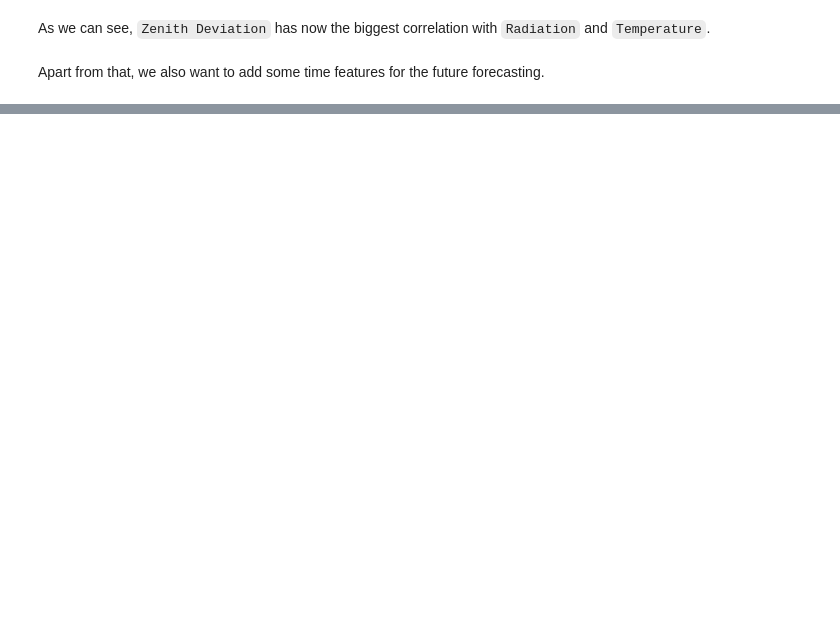
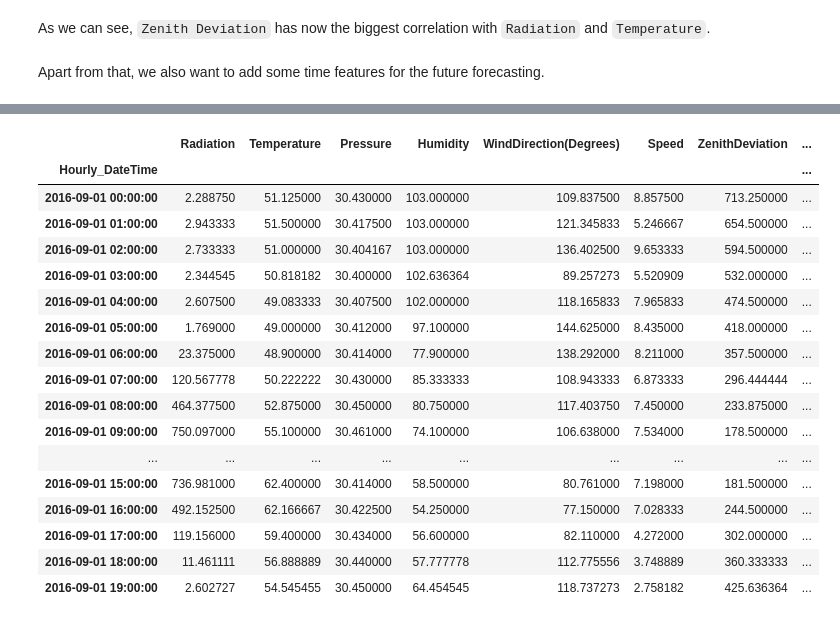
Before and after one commit to denysgerasymuk799/UCU_Machine_Learning_Course_Project, a Jupyter notebook: source/01_Process_Data_and_EDA.ipynb, the cells around one changed output, grey strips where cells are left out. Cells and saved outputs as stored; diff of their text form; code cells hidden in the pictures; blank space fills up the shorter version.

```diff
--- a/source/01_Process_Data_and_EDA.ipynb
+++ b/source/01_Process_Data_and_EDA.ipynb
@@ -160 +206,31 @@ df.index = df['HourlyDateTime']
+# %%
+def set_column_types_to_int(df, column_names):
+    for col_name in column_names:
+        df[col_name] = df[col_name].astype(int)
+
+# Here we take mean of radiation for each hour, since a number of measures during hour can be different for some days what is bad for sum().
+# Secondly, sum of radiation is not accurate sum for radiation during each hour
+hourly_radiation_df = df.groupby(['Hourly_DateTime']).mean().copy()
+hourly_radiation_df['Log_Radiation'] = np.log(df.groupby(['Hourly_DateTime'])['Radiation'].mean().copy())
+set_column_types_to_int(hourly_radiation_df, ['Year', 'Month', 'Day', 'Hour'])
+hourly_radiation_df.head(20)
+# %% [output]
+|  | Radiation | Temperature | Pressure | Humidity | WindDirection(Degrees) | Speed | ZenithDeviation | ... |
+| Hourly_DateTime |  |  |  |  |  |  |  | ... |
+| 2016-09-01 00:00:00 | 2.288750 | 51.125000 | 30.430000 | 103.000000 | 109.837500 | 8.857500 | 713.250000 | ... |
+| 2016-09-01 01:00:00 | 2.943333 | 51.500000 | 30.417500 | 103.000000 | 121.345833 | 5.246667 | 654.500000 | ... |
+| 2016-09-01 02:00:00 | 2.733333 | 51.000000 | 30.404167 | 103.000000 | 136.402500 | 9.653333 | 594.500000 | ... |
+| 2016-09-01 03:00:00 | 2.344545 | 50.818182 | 30.400000 | 102.636364 | 89.257273 | 5.520909 | 532.000000 | ... |
+| 2016-09-01 04:00:00 | 2.607500 | 49.083333 | 30.407500 | 102.000000 | 118.165833 | 7.965833 | 474.500000 | ... |
+| 2016-09-01 05:00:00 | 1.769000 | 49.000000 | 30.412000 | 97.100000 | 144.625000 | 8.435000 | 418.000000 | ... |
+| 2016-09-01 06:00:00 | 23.375000 | 48.900000 | 30.414000 | 77.900000 | 138.292000 | 8.211000 | 357.500000 | ... |
+| 2016-09-01 07:00:00 | 120.567778 | 50.222222 | 30.430000 | 85.333333 | 108.943333 | 6.873333 | 296.444444 | ... |
+| 2016-09-01 08:00:00 | 464.377500 | 52.875000 | 30.450000 | 80.750000 | 117.403750 | 7.450000 | 233.875000 | ... |
+| 2016-09-01 09:00:00 | 750.097000 | 55.100000 | 30.461000 | 74.100000 | 106.638000 | 7.534000 | 178.500000 | ... |
+| ... | ... | ... | ... | ... | ... | ... | ... | ... |
+| 2016-09-01 15:00:00 | 736.981000 | 62.400000 | 30.414000 | 58.500000 | 80.761000 | 7.198000 | 181.500000 | ... |
+| 2016-09-01 16:00:00 | 492.152500 | 62.166667 | 30.422500 | 54.250000 | 77.150000 | 7.028333 | 244.500000 | ... |
+| 2016-09-01 17:00:00 | 119.156000 | 59.400000 | 30.434000 | 56.600000 | 82.110000 | 4.272000 | 302.000000 | ... |
+| 2016-09-01 18:00:00 | 11.461111 | 56.888889 | 30.440000 | 57.777778 | 112.775556 | 3.748889 | 360.333333 | ... |
+| 2016-09-01 19:00:00 | 2.602727 | 54.545455 | 30.450000 | 64.454545 | 118.737273 | 2.758182 | 425.636364 | ... |
 # %% [markdown]
```
Also changed, not shown: parts of 24 cells of this notebook, 2 other files.
